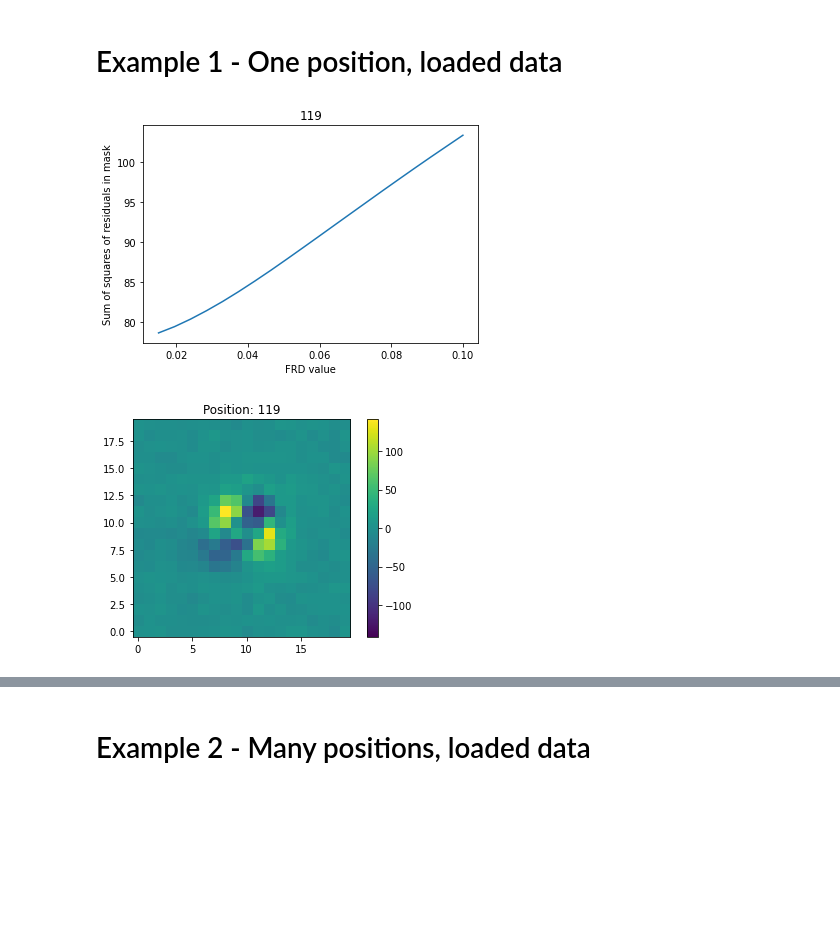
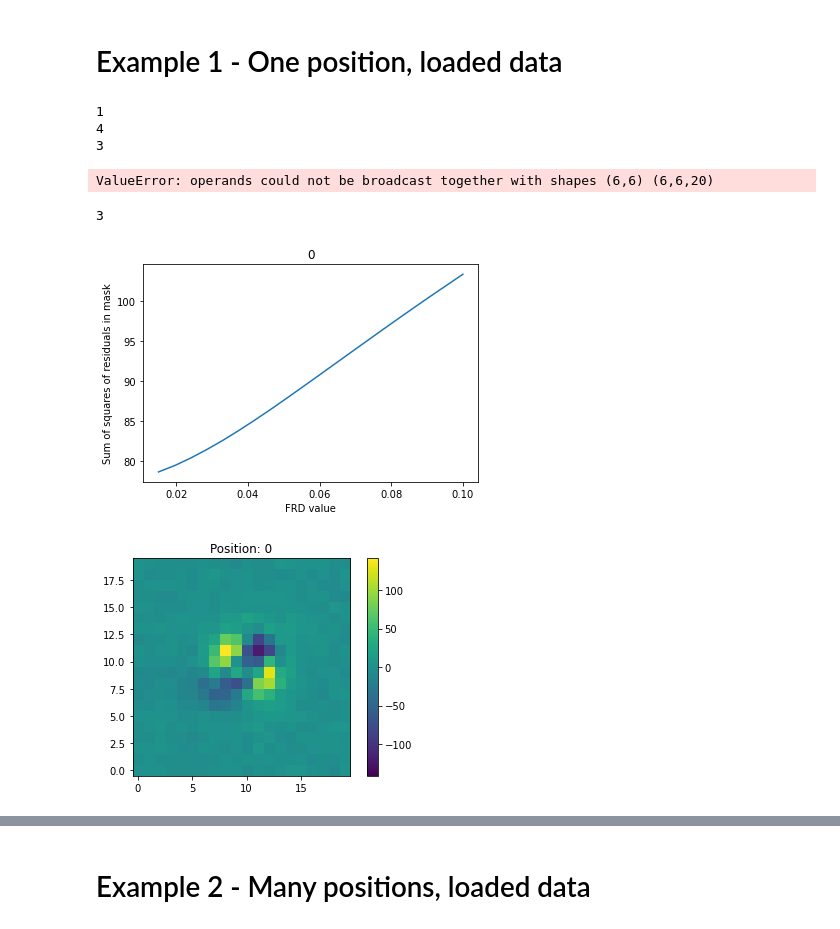
Before and after one commit to bbelland/Fratio_FRD, a Jupyter notebook: TestFRD_finder.ipynb, the cells around one changed output, grey strips where cells are left out. Drawn from its saved outputs; the diff is of its cells as text; code cells hidden in the pictures; blank space fills up the shorter version.

Commit message:
Fixing multiple FRD image input function

```diff
--- a/TestFRD_finder.ipynb
+++ b/TestFRD_finder.ipynb
@@ -119,14 +120,23 @@ vartosolve = np.load(os.path.join(base_DIRECTORY,'Samplef_2_8/var34389119Ar_Stac
 # %%
 #testimage = FRD_finder(element,fratio,date, FRDlist, knownimagelist, imagetosolve, vartosolve, exposurenumber)
 
-testimage = FRD_finder('Ar',2.8,'Aug0121', FRDlist, knownimagelist, [imagetosolve], [vartosolve], 34389, [119], base_DIRECTORY)
+testimage = FRD_finder(FRDlist, knownimagelist, [imagetosolve], [vartosolve])
 # %%
 (residuallisttotal,minFRDtotal,FRD2dresiduals) = testimage.solve_FRD()
+# %% [output]
+1
+4
+3
+ValueError: operands could not be broadcast together with shapes (6,6) (6,6,20)
-# %%
-testimage.plot_results_one('119')
-# %% [output]
-[figure, removed]
-[figure, removed]
+# %%
+print(len(np.shape([imagetosolve])))
+# %% [output]
+3
+# %%
+testimage.plot_results_one('0')
+# %% [output]
+[figure, added]
+[figure, added]
 # %%
 testimage.plot_results_all()
 # %% [output]
```
Also changed, not shown: parts of 31 cells of this notebook, 3 other files.
